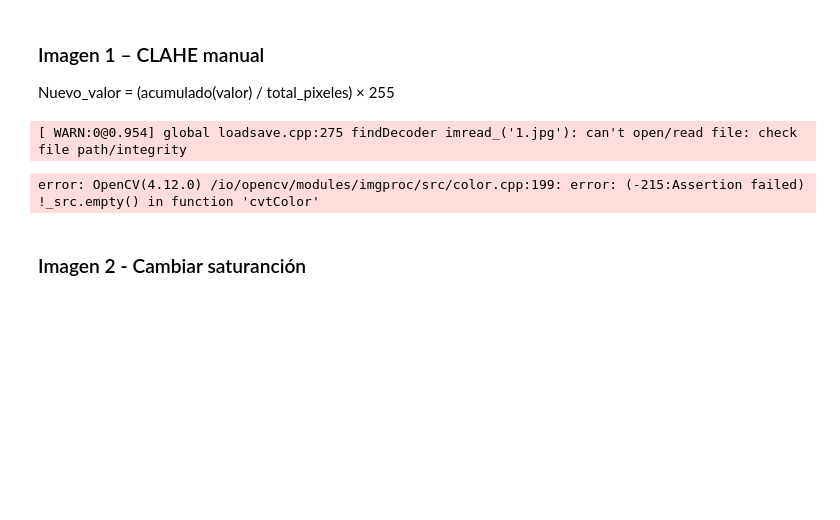
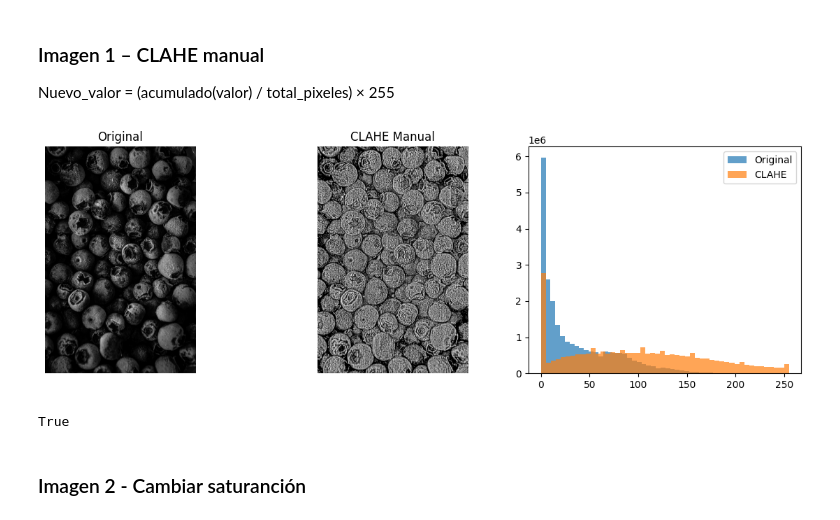
Before and after one commit to alvvos/Computer-Vision, a Jupyter notebook: P1/main.ipynb, the cells around one changed output. Drawn from its saved outputs; the diff is of its cells as text; code cells hidden in the pictures; blank space fills up the shorter version.

Commit message:
feat(imagen-2): mostrar imagenes

```diff
--- a/P1/main.ipynb
+++ b/P1/main.ipynb
@@ -34,36 +34,36 @@ def clahe_manual(imagen, tamano_tile=64, limite_recorte=2.0):
 
     return np.clip(resultado, 0, 255).astype(np.uint8)
 
-imagen_original = cv2.imread('1.jpg')
+imagen_original = cv2.imread('images/1.jpg')
 imagen_gris = cv2.cvtColor(imagen_original, cv2.COLOR_BGR2GRAY)
 
 imagen_clahe = clahe_manual(imagen_gris, tamano_tile=32, limite_recorte=2.0)
 
 plt.figure(figsize=(12, 4))
 
 plt.subplot(1, 3, 1)
 plt.imshow(imagen_gris, cmap='gray')
 plt.title('Original')
 plt.axis('off')
 
 plt.subplot(1, 3, 2)
 plt.imshow(imagen_clahe, cmap='gray')
 plt.title('CLAHE Manual')
 plt.axis('off')
 
 plt.subplot(1, 3, 3)
 plt.hist(imagen_gris.ravel(), bins=50, alpha=0.7, label='Original')
 plt.hist(imagen_clahe.ravel(), bins=50, alpha=0.7, label='CLAHE')
 plt.legend()
 
 plt.tight_layout()
 plt.show()
 
 cv2.imwrite('out/imagen1_original.jpg', imagen_gris)
 cv2.imwrite('out/imagen1_clahe_manual.jpg', imagen_clahe)
 # %% [output]
+[figure, added]
-[ WARN:0@0.954] global loadsave.cpp:275 findDecoder imread_('1.jpg'): can't open/read file: check file path/integrity
+True
-error: OpenCV(4.12.0) /io/opencv/modules/imgproc/src/color.cpp:199: error: (-215:Assertion failed) !_src.empty() in function 'cvtColor'
 # %% [markdown]
 ### Imagen 2 - Cambiar saturanción
 # %%
```
Also changed, not shown: parts of 1 cell of this notebook.
